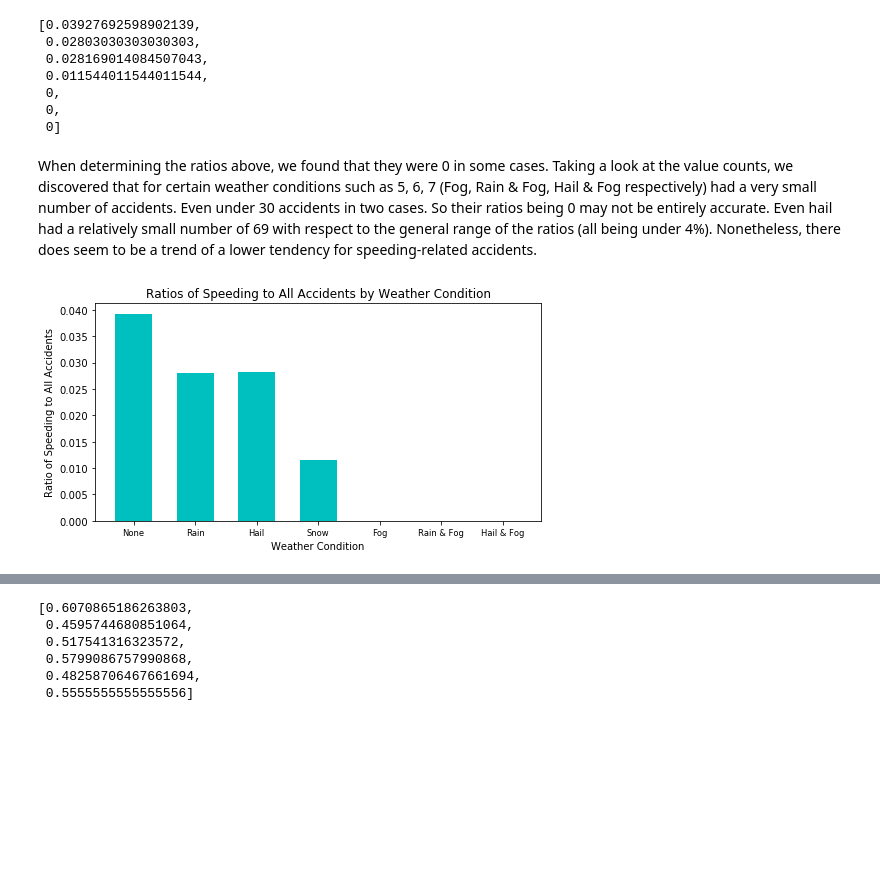
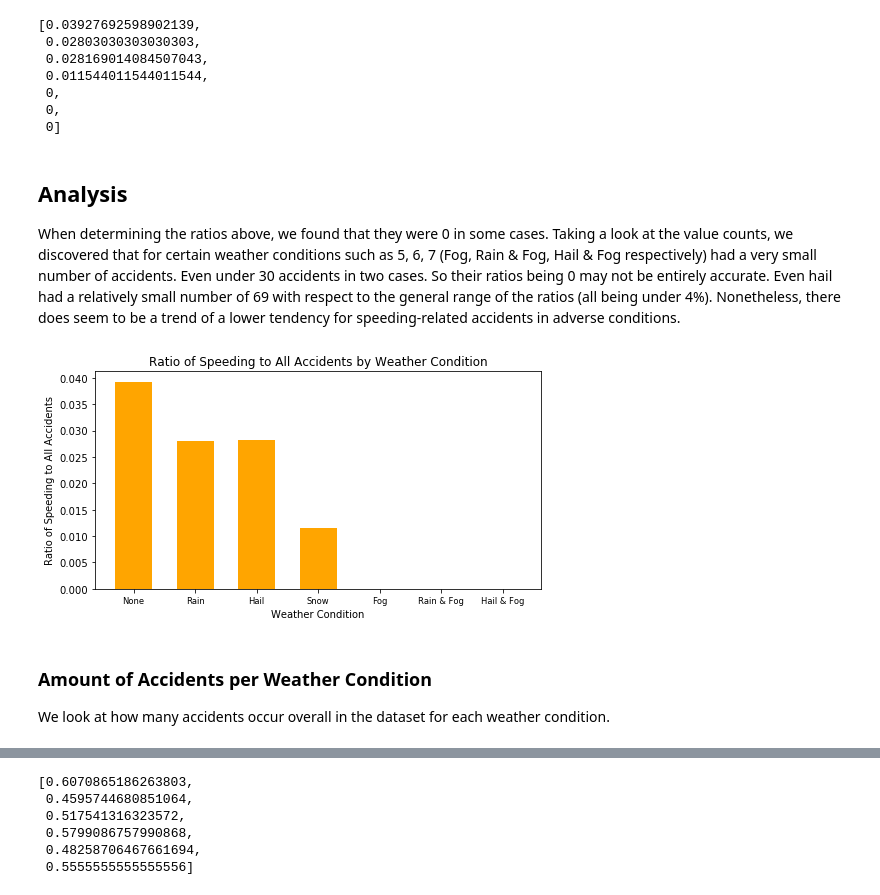
Before and after one commit to andythai/allegheny-crashes, a Jupyter notebook: FinalProject.ipynb, the cells around one changed output, grey strips where cells are left out. Cells and saved outputs as stored; diff of their text form; code cells hidden in the pictures; blank space fills up the shorter version.

```diff
--- a/FinalProject.ipynb
+++ b/FinalProject.ipynb
@@ -425,18 +493,27 @@ Name: SPEEDING, dtype: int64
  0,
  0]
 # %% [markdown]
-When determining the ratios above, we found that they were 0 in some cases. Taking a look at the value counts, we discovered that for certain weather conditions such as 5, 6, 7 (Fog, Rain & Fog, Hail & Fog respectively) had a very small number of accidents. Even under 30 accidents in two cases. So their ratios being 0 may not be entirely accurate. Even hail had a relatively small number of 69 with respect to the general range of the ratios (all being under 4%). Nonetheless, there does seem to be a trend of a lower tendency for speeding-related accidents.
+<h2>Analysis</h2>
+
+When determining the ratios above, we found that they were 0 in some cases. Taking a look at the value counts, we discovered that for certain weather conditions such as 5, 6, 7 (Fog, Rain & Fog, Hail & Fog respectively) had a very small number of accidents. Even under 30 accidents in two cases. So their ratios being 0 may not be entirely accurate. Even hail had a relatively small number of 69 with respect to the general range of the ratios (all being under 4%). Nonetheless, there does seem to be a trend of a lower tendency for speeding-related accidents in adverse conditions.
 # %%
-#Bar Graph of ratios of speeding per weather condition
+# Bar graph of ratios of speeding per weather condition
 x_lbls = ['None','Rain', 'Hail', 'Snow', 'Fog', 'Rain & Fog', 'Hail & Fog']
 y = weather_spd_ratios
+
 plt.figure(figsize=(8,4))
-weather_agg_plt = plt.bar(range(1, len(x_lbls) + 1), y, width=0.6, color='c')
+weather_agg_plt = plt.bar(range(1, len(x_lbls) + 1), y, width=0.6, color='orange')
+
 plt.xticks(range(1,len(x_lbls) + 1), x_lbls, size='small')
-plt.title("Ratios of Speeding to All Accidents by Weather Condition")
+plt.title("Ratio of Speeding to All Accidents by Weather Condition")
 plt.ylabel('Ratio of Speeding to All Accidents')
 plt.xlabel('Weather Condition')
+
 plt.show()
 # %% [output]
-[figure, old version]
+[figure, new version]
+# %% [markdown]
+<h3>Amount of Accidents per Weather Condition</h3>
+
+We look at how many accidents occur overall in the dataset for each weather condition.
 # %%
```
Also changed, not shown: parts of 28 cells of this notebook.
